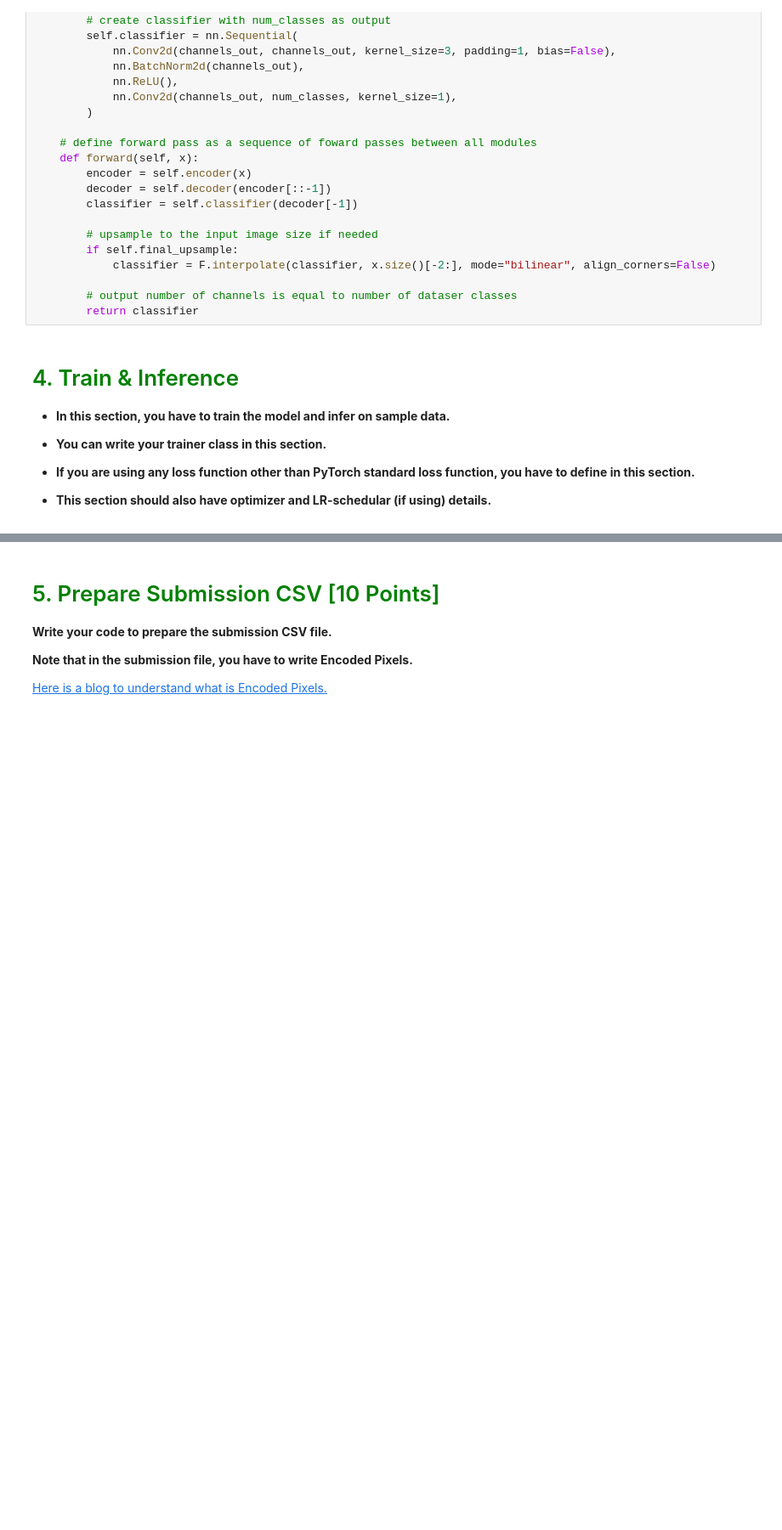
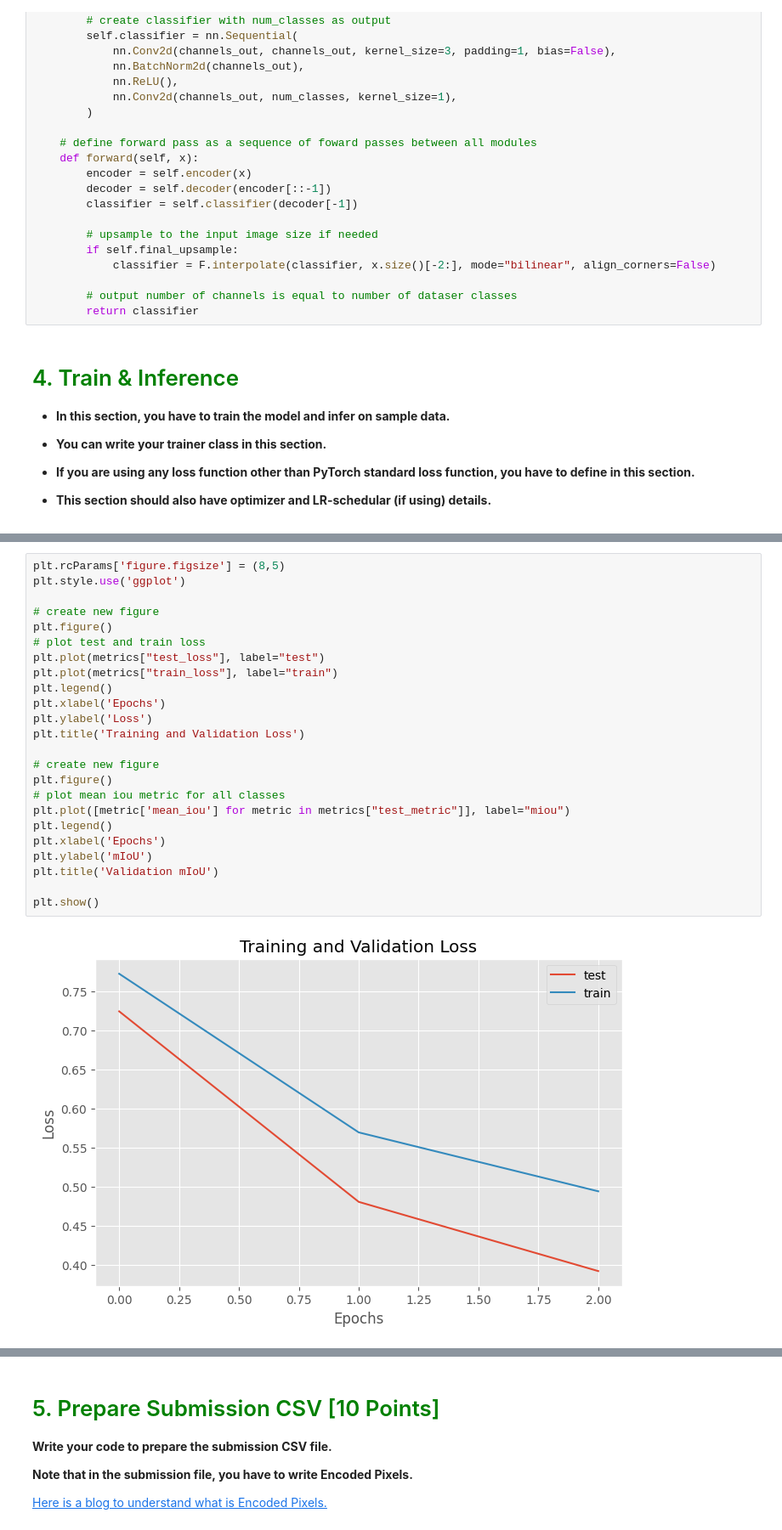
Before and after one commit to Emd956/Semantic-Segmentation-Kaggle-Competition, a Jupyter notebook: project4-semantic-segmentation.ipynb, the cells around one changed output, grey strips where cells are left out. Shown at 85% size. Drawn from its saved outputs; the diff is of its cells as text; blank space fills up the shorter version.

```diff
--- a/project4-semantic-segmentation.ipynb
+++ b/project4-semantic-segmentation.ipynb
@@ -631,0 +886,26 @@ class SemanticSegmentation(nn.Module):
+# %%
+plt.rcParams['figure.figsize'] = (8,5)
+plt.style.use('ggplot')
+
+# create new figure
+plt.figure()
+# plot test and train loss
+plt.plot(metrics["test_loss"], label="test")
+plt.plot(metrics["train_loss"], label="train")
+plt.legend()
+plt.xlabel('Epochs')
+plt.ylabel('Loss')
+plt.title('Training and Validation Loss')
+
+# create new figure
+plt.figure()
+# plot mean iou metric for all classes
+plt.plot([metric['mean_iou'] for metric in metrics["test_metric"]], label="miou")
+plt.legend()
+plt.xlabel('Epochs')
+plt.ylabel('mIoU')
+plt.title('Validation mIoU')
+
+plt.show()
+# %% [output]
+[figure, added]
```
Also changed, not shown: parts of 12 cells of this notebook.
